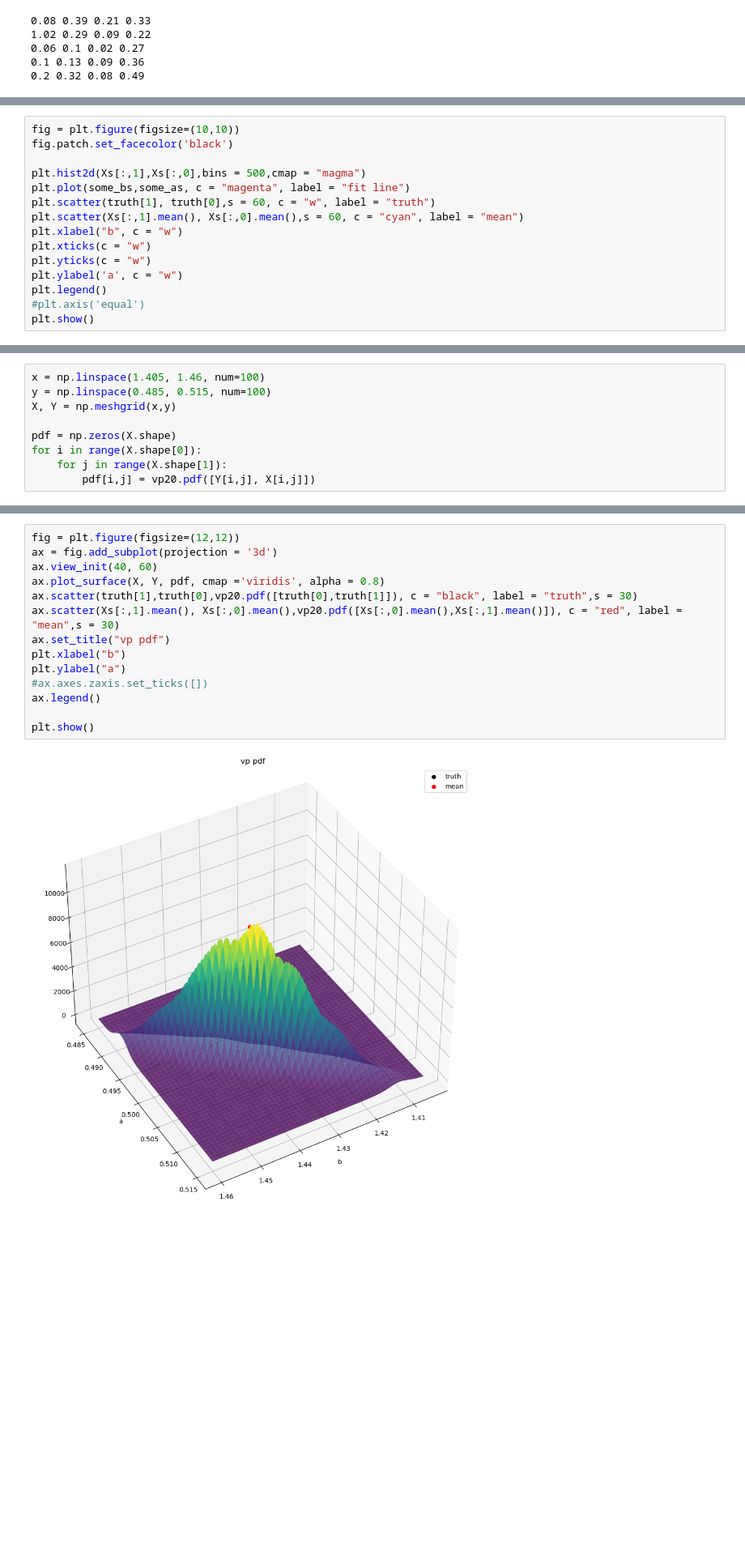
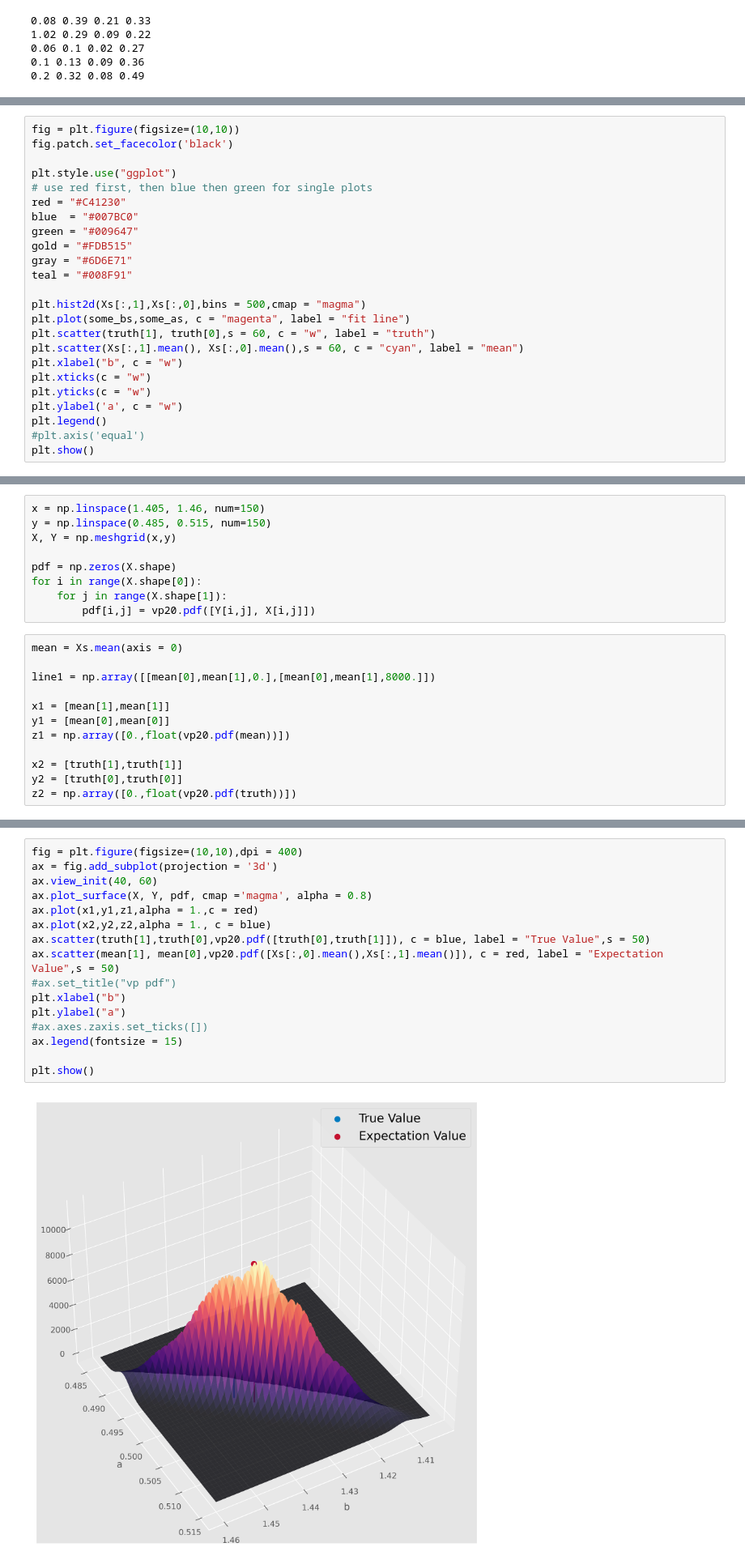
Before and after one commit to valentine-alia/BPE, a Jupyter notebook: concatenating_experiment/concatenating_stuff.ipynb, the cells around one changed output, grey strips where cells are left out. Shown at 81% size. Cells and saved outputs as stored; diff of their text form; blank space fills up the shorter version.

```diff
--- a/concatenating_experiment/concatenating_stuff.ipynb
+++ b/concatenating_experiment/concatenating_stuff.ipynb
@@ -396,6 +396,15 @@ r2:  0.914
 # %%
 fig = plt.figure(figsize=(10,10))
 fig.patch.set_facecolor('black')
+
+plt.style.use("ggplot")
+# use red first, then blue then green for single plots
+red = "#C41230"
+blue  = "#007BC0"
+green = "#009647"
+gold = "#FDB515"
+gray = "#6D6E71"
+teal = "#008F91"
 
 plt.hist2d(Xs[:,1],Xs[:,0],bins = 500,cmap = "magma")
 plt.plot(some_bs,some_as, c = "magenta", label = "fit line")
@@ -413,9 +422,21 @@ plt.show()
 # %%
-x = np.linspace(1.405, 1.46, num=100)
-y = np.linspace(0.485, 0.515, num=100)
+x = np.linspace(1.405, 1.46, num=150)
+y = np.linspace(0.485, 0.515, num=150)
 X, Y = np.meshgrid(x,y)
 
 pdf = np.zeros(X.shape)
 for i in range(X.shape[0]):
     for j in range(X.shape[1]):
         pdf[i,j] = vp20.pdf([Y[i,j], X[i,j]])
+# %%
+mean = Xs.mean(axis = 0)
+
+line1 = np.array([[mean[0],mean[1],0.],[mean[0],mean[1],8000.]])
+
+x1 = [mean[1],mean[1]]
+y1 = [mean[0],mean[0]]
+z1 = np.array([0.,float(vp20.pdf(mean))])
+
+x2 = [truth[1],truth[1]]
+y2 = [truth[0],truth[0]]
+z2 = np.array([0.,float(vp20.pdf(truth))])
@@ -422,19 +447,21 @@ for i in range(X.shape[0]):
 # %%
-fig = plt.figure(figsize=(12,12))
+fig = plt.figure(figsize=(10,10),dpi = 400)
 ax = fig.add_subplot(projection = '3d')
 ax.view_init(40, 60)
-ax.plot_surface(X, Y, pdf, cmap ='viridis', alpha = 0.8)
-ax.scatter(truth[1],truth[0],vp20.pdf([truth[0],truth[1]]), c = "black", label = "truth",s = 30)
-ax.scatter(Xs[:,1].mean(), Xs[:,0].mean(),vp20.pdf([Xs[:,0].mean(),Xs[:,1].mean()]), c = "red", label = "mean",s = 30)
-ax.set_title("vp pdf")
+ax.plot_surface(X, Y, pdf, cmap ='magma', alpha = 0.8)
+ax.plot(x1,y1,z1,alpha = 1.,c = red)
+ax.plot(x2,y2,z2,alpha = 1., c = blue)
+ax.scatter(truth[1],truth[0],vp20.pdf([truth[0],truth[1]]), c = blue, label = "True Value",s = 50)
+ax.scatter(mean[1], mean[0],vp20.pdf([Xs[:,0].mean(),Xs[:,1].mean()]), c = red, label = "Expectation Value",s = 50)
+#ax.set_title("vp pdf")
 plt.xlabel("b")
 plt.ylabel("a")
 #ax.axes.zaxis.set_ticks([])
-ax.legend()
+ax.legend(fontsize = 15)
 
 plt.show()
 # %% [output]
-[figure, old version]
+[figure, new version]
 # %%
 big_sols = []
 sols = []
```
Also changed, not shown: parts of 5 cells of this notebook, 3 other files.
